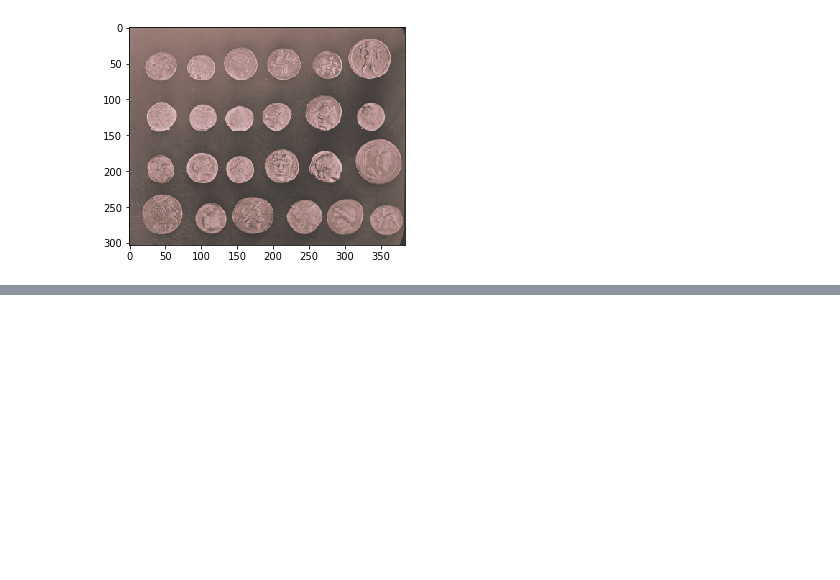
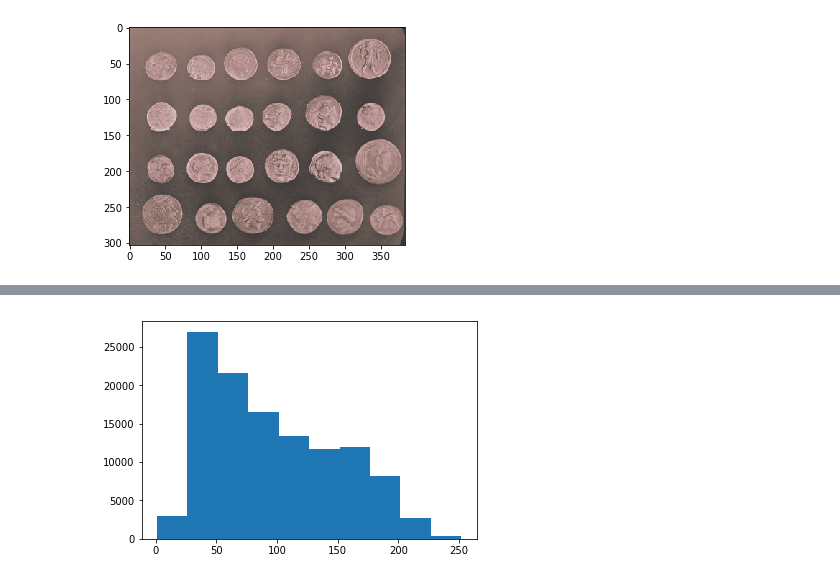
Before and after one commit to guiwitz/Python_image_processing, a Jupyter notebook: 1-Introduction.ipynb, the cells around one changed output, grey strips where cells are left out. Drawn from its saved outputs; the diff is of its cells as text; code cells hidden in the pictures; blank space fills up the shorter version.

```diff
--- a/1-Introduction.ipynb
+++ b/1-Introduction.ipynb
@@ -366,0 +420,5 @@ plt.show()
+# %%
+plt.hist(np.ravel(image))
+plt.show()
+# %% [output]
+[figure, added]
```
Also changed, not shown: parts of 32 cells of this notebook, 14 other files.
